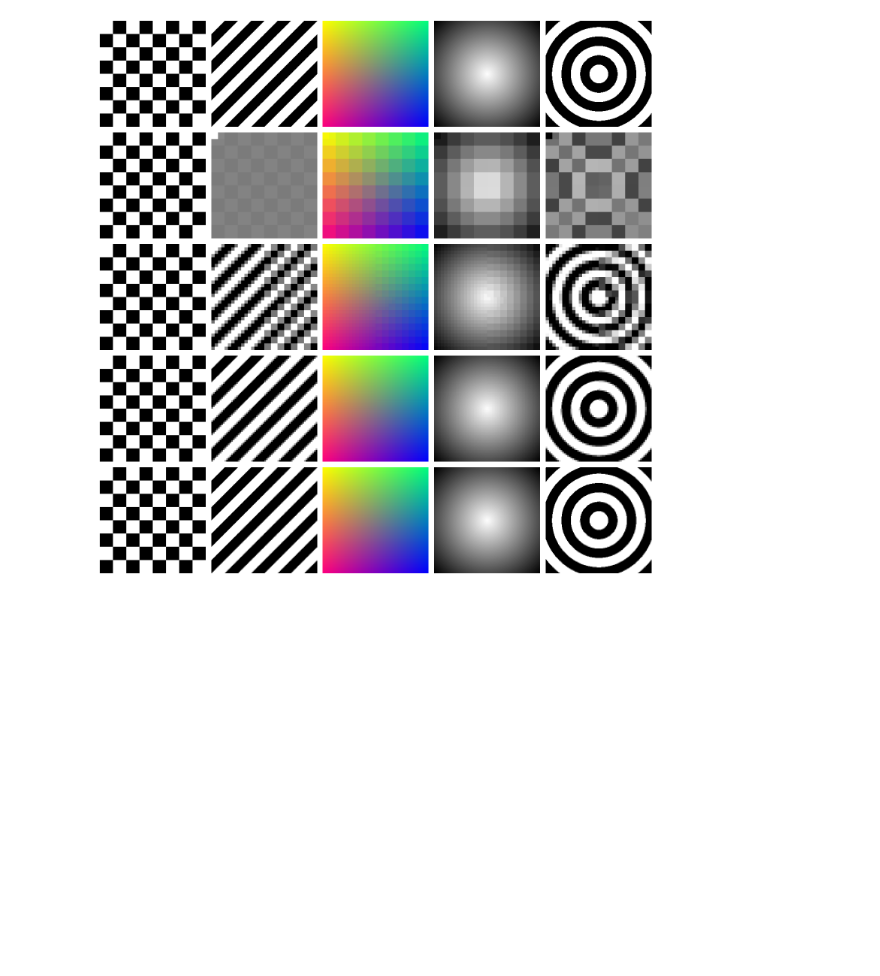
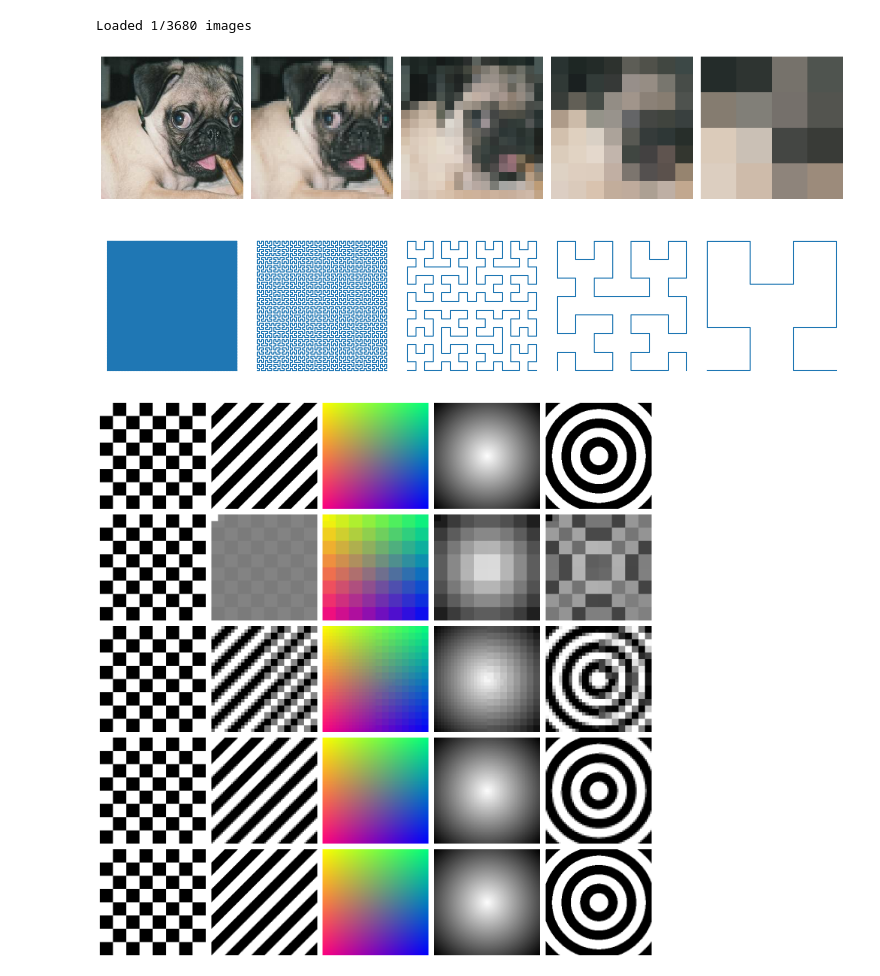
Before and after one commit to jacekkulma/fractal-prefix-image-format, a Jupyter notebook: report.ipynb, the cells around one changed output. Saved outputs shown, nothing was run; the diff lists cells and outputs as text; code cells hidden in the pictures; blank space fills up the shorter version.

```diff
--- a/report.ipynb
+++ b/report.ipynb
@@ -1,3 +12,31 @@
 # %%
-# TODO: Algorithm description
+example_curve = curves.HilbertCurve()
+processor = FractalImageProcessor(example_curve, mipmap_strategy="average")
+
+size = 256
+example_image = dataset_loader.load_images(1, random_seed=45)[0]
+example_image = example_image[:size, :size, ...]
+
+encoded, metadata = processor.encode(example_image)
+
+orders = [8, 6, 4, 3, 2]
+_, ax = plt.subplots(2, len(orders), figsize=(15, 8))
+for i, order in enumerate(orders):
+    max_order = np.ceil(np.log2(size))
+    prefix_ratio = 0.25 ** (max_order - order)
+    ax[0, i].imshow(processor.decode(encoded, metadata, prefix_ratio))
+    ax[0, i].axis('off')
+
+    t = list(range(4 ** order))
+    x = [example_curve.d_to_xy(value, order)[0] for value in t]
+    y = [example_curve.d_to_xy(value, order)[1] for value in t]
+    ax[1, i].plot(x, y)
+    ax[1, i].set_aspect('equal')
+    ax[1, i].axis('off')
+
+plt.tight_layout()
+plt.show()
+# %% [output]
+Loaded 1/3680 images
+[figure, added]
 # %%
```
Also changed, not shown: parts of 9 cells of this notebook, 1 other file.
